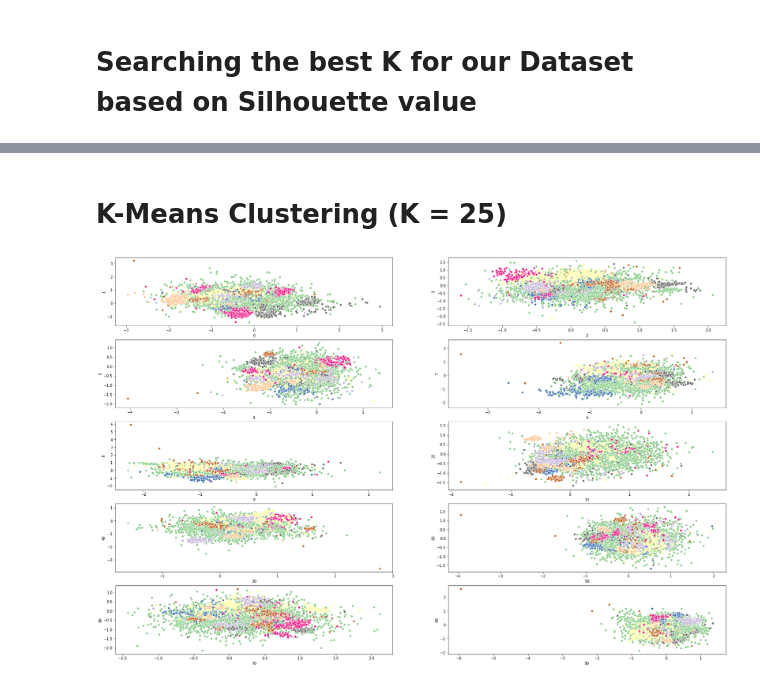
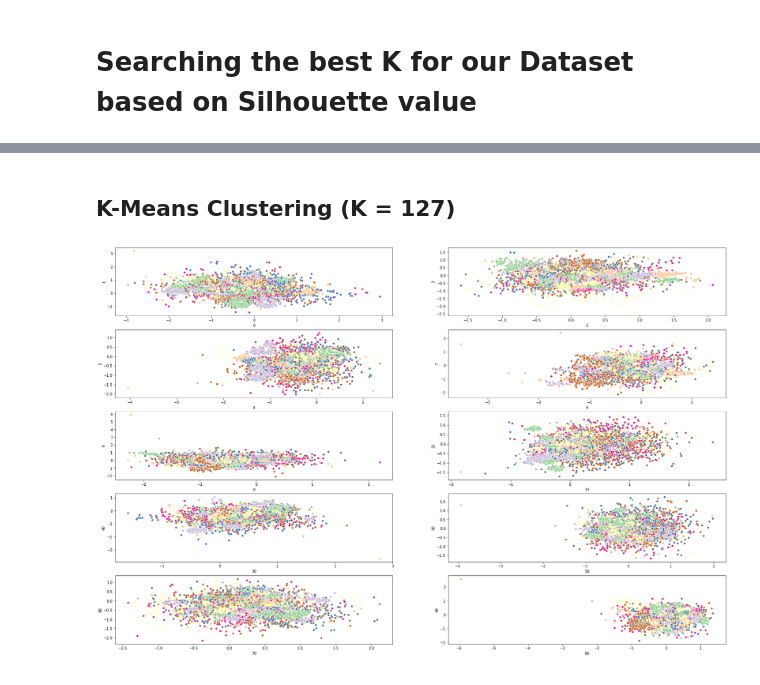
Before and after one commit to Alexanderis1/Schema_Alignment_for_Alaska_Benchmark, a Jupyter notebook: PresentationK-means-checkpoint.ipynb, the cells around one changed output, grey strips where cells are left out. Saved outputs shown, nothing was run; the diff lists cells and outputs as text; code cells hidden in the pictures.

```diff
--- a/PresentationK-means-checkpoint.ipynb
+++ b/PresentationK-means-checkpoint.ipynb
@@ -177,26 +222,26 @@ plt.show()
 # %% [markdown]
-# K-Means Clustering (K = 25)
+## K-Means Clustering (K = 127)
 # %%
-kmeans_model = KMeans(n_clusters = 25)
+kmeans_model = KMeans(n_clusters = 127)
 kmeans_model.fit(df1.drop("cluster", axis = 1))
 
 kmeans_model.labels_
 df1["cluster"] = kmeans_model.labels_
 
 fig, ((ax1, ax2), (ax3, ax4), (ax5, ax6), (ax7, ax8), (ax9, ax10)) = plt.subplots(5, 2, figsize = (30,20))
 
 sns.scatterplot(x = 0, y = 1, data = df1, hue = "cluster", palette = "Accent", ax = ax1, legend=False)
 sns.scatterplot(x = 2, y = 3, data = df1, hue = "cluster", palette = "Accent",ax = ax2, legend=False)
 sns.scatterplot(x = 4, y = 5, data = df1, hue = "cluster", palette = "Accent", ax = ax3, legend=False)
 sns.scatterplot(x = 6, y = 7, data = df1, hue = "cluster", palette = "Accent",ax = ax4, legend=False)
 sns.scatterplot(x = 8, y = 9, data = df1, hue = "cluster", palette = "Accent",ax = ax5, legend=False)
 sns.scatterplot(x = 10, y = 20, data = df1, hue = "cluster", palette = "Accent",ax = ax6, legend=False)
 sns.scatterplot(x = 30, y = 40, data = df1, hue = "cluster", palette = "Accent",ax = ax7, legend=False)
 sns.scatterplot(x = 50, y = 60, data = df1, hue = "cluster", palette = "Accent",ax = ax8, legend=False)
 sns.scatterplot(x = 70, y = 80, data = df1, hue = "cluster", palette = "Accent",ax = ax9, legend=False)
 sns.scatterplot(x = 90, y = 99, data = df1, hue = "cluster", palette = "Accent",ax = ax10, legend=False)
 
 
 plt.show()
 # %% [output]
-[figure, old version]
+[figure, new version]
```
Also changed, not shown: parts of 8 cells of this notebook.
